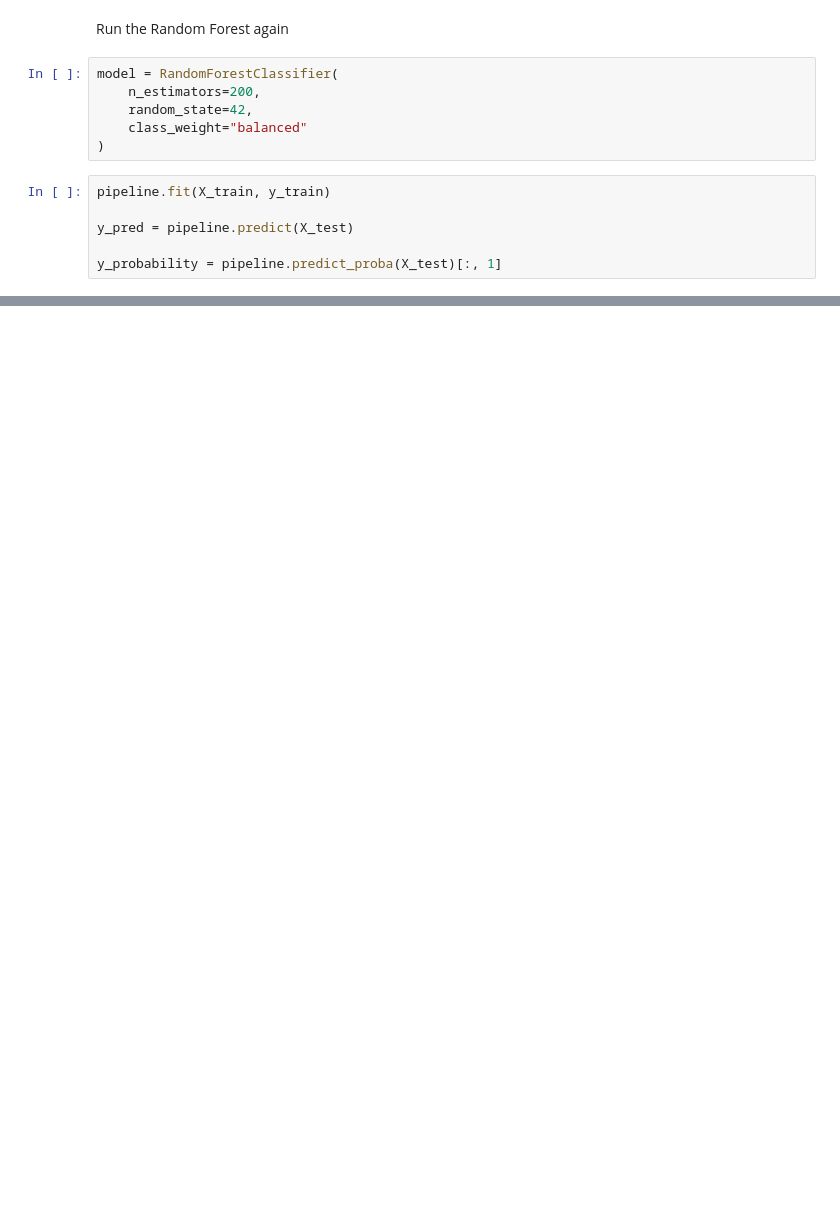
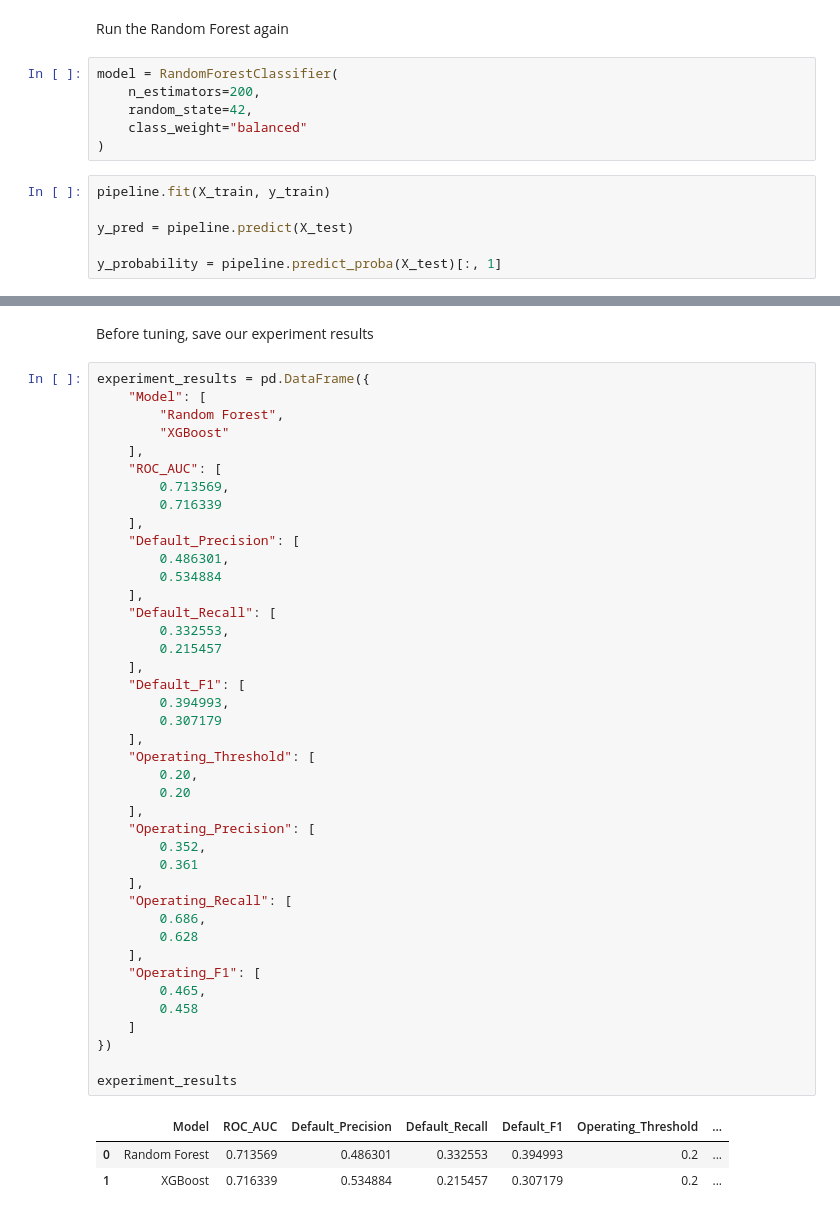
Before and after one commit to RanganathN2022/Manufacturing-AI-Decision-Copilot, a Jupyter notebook: notebooks/02_Predictive_Maintenance_Model.ipynb, the cells around one changed output, grey strips where cells are left out. Cells and saved outputs as stored; diff of their text form; blank space fills up the shorter version.

```diff
--- a/notebooks/02_Predictive_Maintenance_Model.ipynb
+++ b/notebooks/02_Predictive_Maintenance_Model.ipynb
@@ -436,0 +1010,47 @@ Confusion Matrix:
+# %% [markdown]
+Before tuning, save our experiment results
+# %%
+experiment_results = pd.DataFrame({
+    "Model": [
+        "Random Forest",
+        "XGBoost"
+    ],
+    "ROC_AUC": [
+        0.713569,
+        0.716339
+    ],
+    "Default_Precision": [
+        0.486301,
+        0.534884
+    ],
+    "Default_Recall": [
+        0.332553,
+        0.215457
+    ],
+    "Default_F1": [
+        0.394993,
+        0.307179
+    ],
+    "Operating_Threshold": [
+        0.20,
+        0.20
+    ],
+    "Operating_Precision": [
+        0.352,
+        0.361
+    ],
+    "Operating_Recall": [
+        0.686,
+        0.628
+    ],
+    "Operating_F1": [
+        0.465,
+        0.458
+    ]
+})
+
+experiment_results
+# %% [output]
+|  | Model | ROC_AUC | Default_Precision | Default_Recall | Default_F1 | Operating_Threshold | ... |
+| 0 | Random Forest | 0.713569 | 0.486301 | 0.332553 | 0.394993 | 0.2 | ... |
+| 1 | XGBoost | 0.716339 | 0.534884 | 0.215457 | 0.307179 | 0.2 | ... |
```
Also changed, not shown: parts of 88 cells of this notebook, 3 other files.
